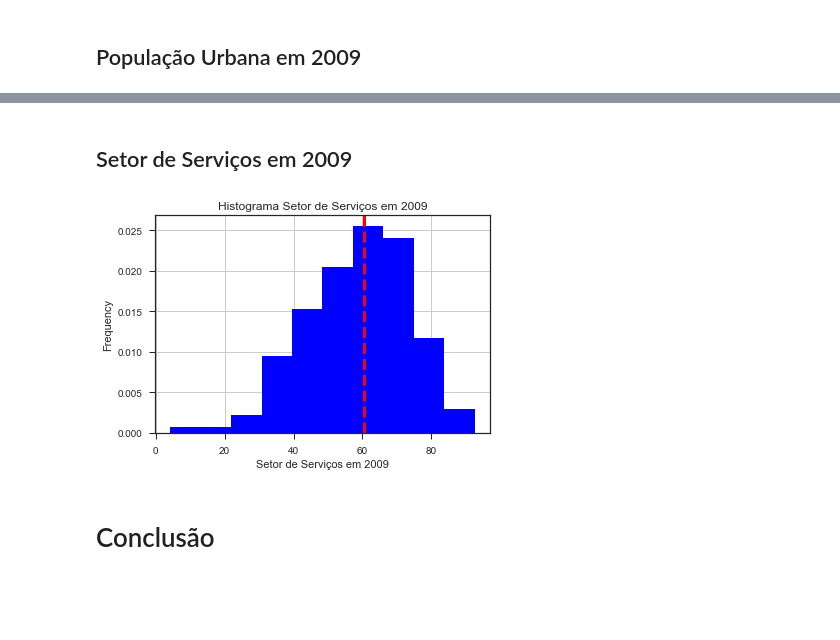
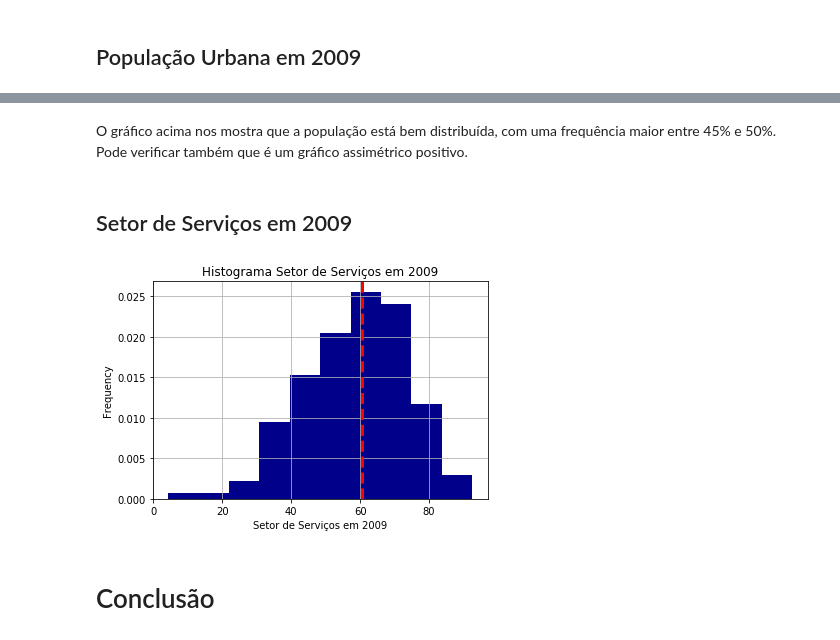
Before and after one commit to gabrielmf1/Analyze_Project, a Jupyter notebook: Projeto_Entrega1/Projeto1.ipynb, the cells around one changed output, grey strips where cells are left out. Drawn from its saved outputs; the diff is of its cells as text; code cells hidden in the pictures; blank space fills up the shorter version.

```diff
--- a/Projeto_Entrega1/Projeto1.ipynb
+++ b/Projeto_Entrega1/Projeto1.ipynb
@@ -212,12 +214,14 @@ plt.show()
+# %% [markdown]
+O gráfico acima nos mostra que a população está bem distribuída, com uma frequência maior entre 45% e 50%. Pode verificar também que é um gráfico assimétrico positivo.
 # %% [markdown]
 ## Setor de Serviços em 2009
 # %%
-S["Setor de Serviços em 2009 (%)"].plot.hist(density = True, color = 'blue')
+S["Setor de Serviços em 2009 (%)"].plot.hist(density = True, color = 'darkblue')
 S["Setor de Serviços em 2009 (%)"].describe()
 plt.axvline(S['Setor de Serviços em 2009 (%)'].median(), color= 'r', linestyle= 'dashed', linewidth= 3)
 plt.title("Histograma Setor de Serviços em 2009")
 plt.xlabel("Setor de Serviços em 2009")
 plt.grid()
 plt.show()
 # %% [output]
-[figure, old version]
+[figure, new version]
```
Also changed, not shown: parts of 9 cells of this notebook, 1 other file.
